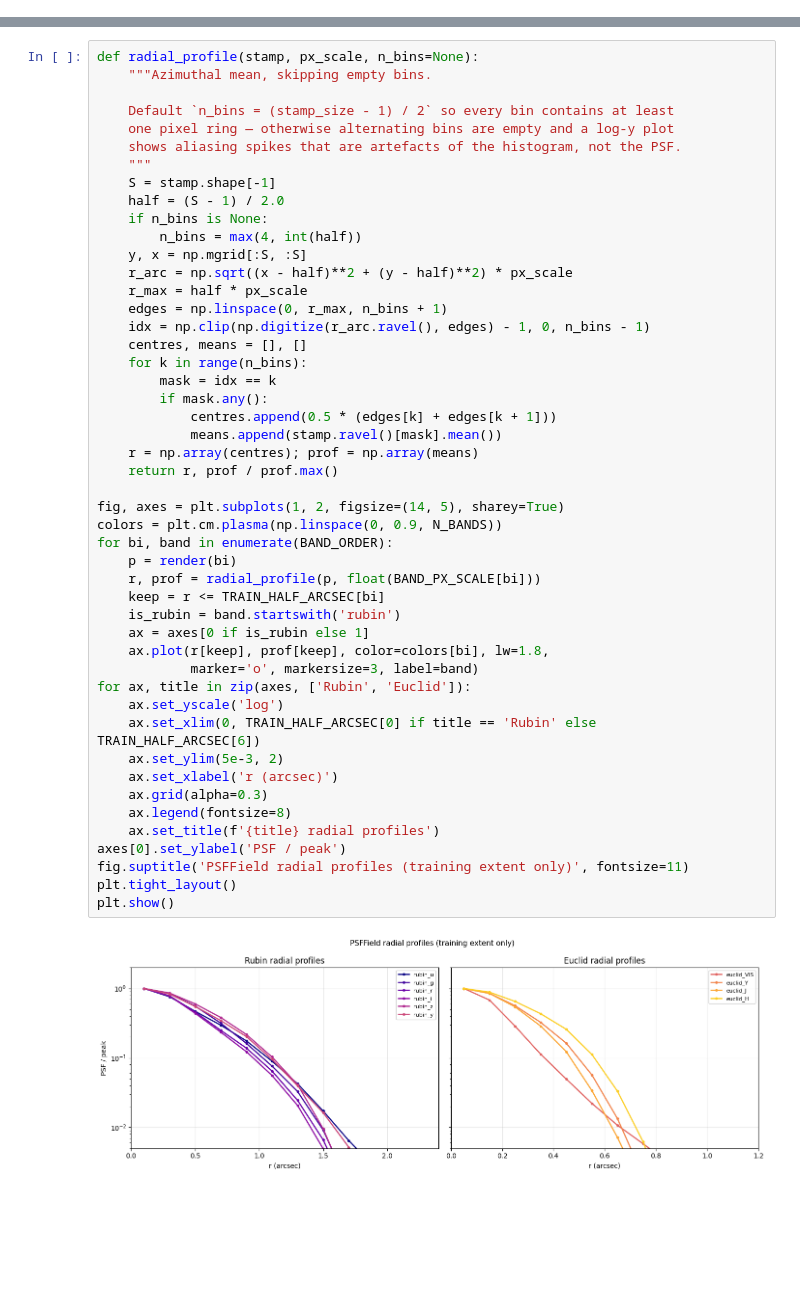
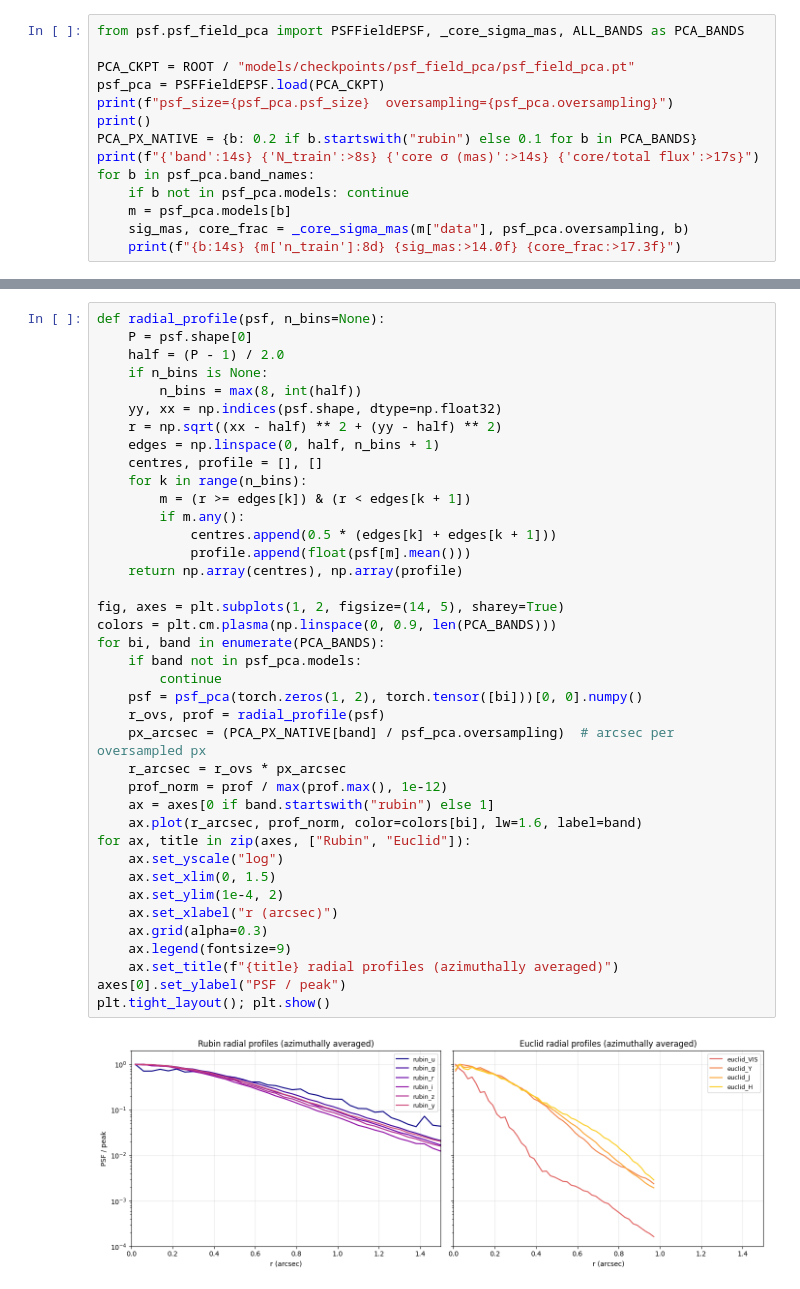
Before and after one commit to xoubish/JAISP, a Jupyter notebook: io/08_psf_visualization.ipynb, the cells around one changed output, grey strips where cells are left out. Cells and saved outputs as stored; diff of their text form; blank space fills up the shorter version.

```diff
--- a/io/08_psf_visualization.ipynb
+++ b/io/08_psf_visualization.ipynb
@@ -124,0 +119,14 @@ Azimuthal mean, log-y to see wings. **X-axis is clipped per band to the training
+# %%
+from psf.psf_field_pca import PSFFieldEPSF, _core_sigma_mas, ALL_BANDS as PCA_BANDS
+
+PCA_CKPT = ROOT / "models/checkpoints/psf_field_pca/psf_field_pca.pt"
+psf_pca = PSFFieldEPSF.load(PCA_CKPT)
+print(f"psf_size={psf_pca.psf_size}  oversampling={psf_pca.oversampling}")
+print()
+PCA_PX_NATIVE = {b: 0.2 if b.startswith("rubin") else 0.1 for b in PCA_BANDS}
+print(f"{'band':14s} {'N_train':>8s} {'core σ (mas)':>14s} {'core/total flux':>17s}")
+for b in psf_pca.band_names:
+    if b not in psf_pca.models: continue
+    m = psf_pca.models[b]
+    sig_mas, core_frac = _core_sigma_mas(m["data"], psf_pca.oversampling, b)
+    print(f"{b:14s} {m['n_train']:8d} {sig_mas:>14.0f} {core_frac:>17.3f}")
@@ -125,50 +193,41 @@ Azimuthal mean, log-y to see wings. **X-axis is clipped per band to the training
 # %%
-def radial_profile(stamp, px_scale, n_bins=None):
-    """Azimuthal mean, skipping empty bins.
-
-    Default `n_bins = (stamp_size - 1) / 2` so every bin contains at least
-    one pixel ring — otherwise alternating bins are empty and a log-y plot
-    shows aliasing spikes that are artefacts of the histogram, not the PSF.
-    """
-    S = stamp.shape[-1]
-    half = (S - 1) / 2.0
+def radial_profile(psf, n_bins=None):
+    P = psf.shape[0]
+    half = (P - 1) / 2.0
     if n_bins is None:
-        n_bins = max(4, int(half))
-    y, x = np.mgrid[:S, :S]
-    r_arc = np.sqrt((x - half)**2 + (y - half)**2) * px_scale
-    r_max = half * px_scale
-    edges = np.linspace(0, r_max, n_bins + 1)
-    idx = np.clip(np.digitize(r_arc.ravel(), edges) - 1, 0, n_bins - 1)
-    centres, means = [], []
+        n_bins = max(8, int(half))
+    yy, xx = np.indices(psf.shape, dtype=np.float32)
+    r = np.sqrt((xx - half) ** 2 + (yy - half) ** 2)
+    edges = np.linspace(0, half, n_bins + 1)
+    centres, profile = [], []
     for k in range(n_bins):
-        mask = idx == k
-        if mask.any():
+        m = (r >= edges[k]) & (r < edges[k + 1])
+        if m.any():
             centres.append(0.5 * (edges[k] + edges[k + 1]))
-            means.append(stamp.ravel()[mask].mean())
-    r = np.array(centres); prof = np.array(means)
-    return r, prof / prof.max()
+            profile.append(float(psf[m].mean()))
+    return np.array(centres), np.array(profile)
 
 fig, axes = plt.subplots(1, 2, figsize=(14, 5), sharey=True)
-colors = plt.cm.plasma(np.linspace(0, 0.9, N_BANDS))
-for bi, band in enumerate(BAND_ORDER):
-    p = render(bi)
-    r, prof = radial_profile(p, float(BAND_PX_SCALE[bi]))
-    keep = r <= TRAIN_HALF_ARCSEC[bi]
-    is_rubin = band.startswith('rubin')
-    ax = axes[0 if is_rubin else 1]
-    ax.plot(r[keep], prof[keep], color=colors[bi], lw=1.8,
-            marker='o', markersize=3, label=band)
-for ax, title in zip(axes, ['Rubin', 'Euclid']):
-    ax.set_yscale('log')
-    ax.set_xlim(0, TRAIN_HALF_ARCSEC[0] if title == 'Rubin' else TRAIN_HALF_ARCSEC[6])
-    ax.set_ylim(5e-3, 2)
-    ax.set_xlabel('r (arcsec)')
+colors = plt.cm.plasma(np.linspace(0, 0.9, len(PCA_BANDS)))
+for bi, band in enumerate(PCA_BANDS):
+    if band not in psf_pca.models:
+        continue
+    psf = psf_pca(torch.zeros(1, 2), torch.tensor([bi]))[0, 0].numpy()
+    r_ovs, prof = radial_profile(psf)
+    px_arcsec = (PCA_PX_NATIVE[band] / psf_pca.oversampling)  # arcsec per oversampled px
+    r_arcsec = r_ovs * px_arcsec
+    prof_norm = prof / max(prof.max(), 1e-12)
+    ax = axes[0 if band.startswith("rubin") else 1]
+    ax.plot(r_arcsec, prof_norm, color=colors[bi], lw=1.6, label=band)
+for ax, title in zip(axes, ["Rubin", "Euclid"]):
+    ax.set_yscale("log")
+    ax.set_xlim(0, 1.5)
+    ax.set_ylim(1e-4, 2)
+    ax.set_xlabel("r (arcsec)")
     ax.grid(alpha=0.3)
-    ax.legend(fontsize=8)
-    ax.set_title(f'{title} radial profiles')
-axes[0].set_ylabel('PSF / peak')
-fig.suptitle('PSFField radial profiles (training extent only)', fontsize=11)
-plt.tight_layout()
-plt.show()
+    ax.legend(fontsize=9)
+    ax.set_title(f"{title} radial profiles (azimuthally averaged)")
+axes[0].set_ylabel("PSF / peak")
+plt.tight_layout(); plt.show()
 # %% [output]
-[figure, old version]
+[figure, new version]
```
Also changed, not shown: parts of 21 cells of this notebook, 9 other files.
